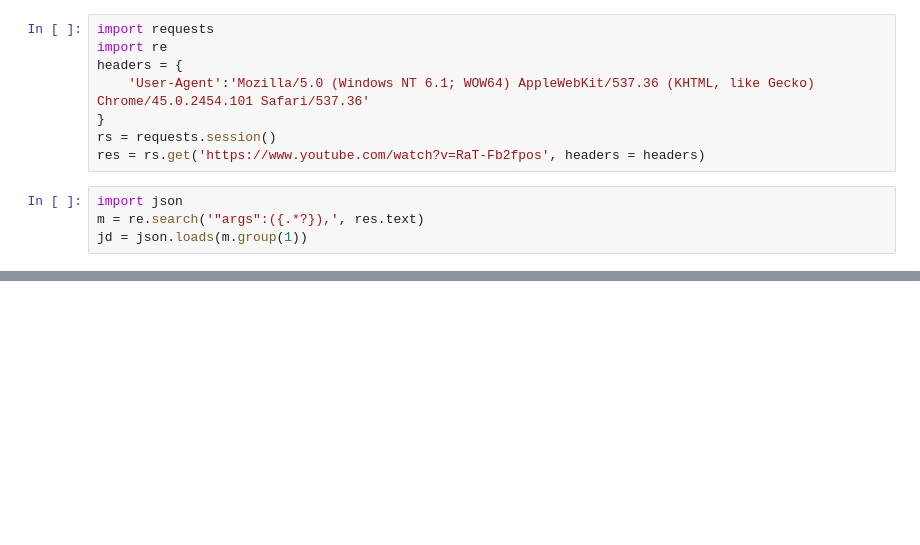
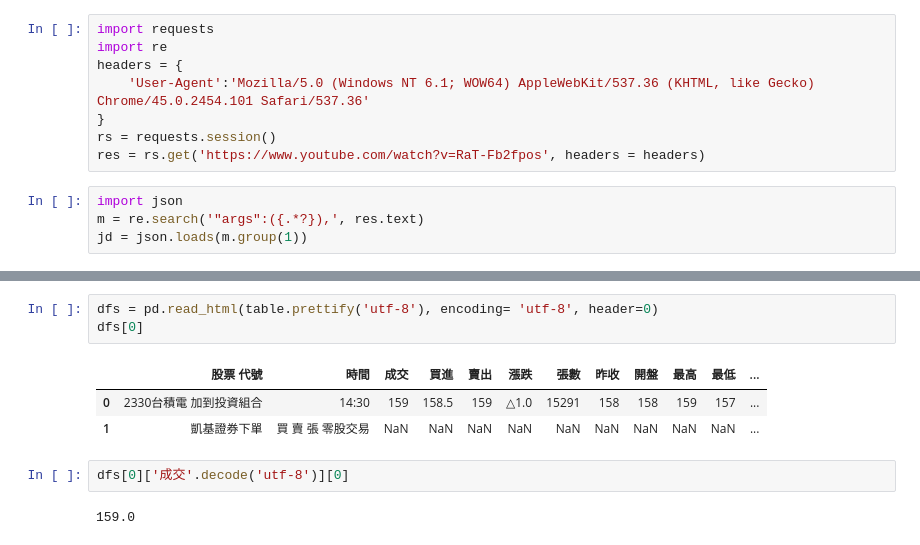
Before and after one commit to ywchiu/pyfinance, a Jupyter notebook: 20160328Demo.ipynb, the cells around one changed output, grey strips where cells are left out. Cells and saved outputs as stored; diff of their text form; blank space fills up the shorter version.

```diff
--- a/20160328Demo.ipynb
+++ b/20160328Demo.ipynb
@@ -738,0 +787,11 @@ with open('a.mp4', 'wb') as f:
+# %%
+dfs = pd.read_html(table.prettify('utf-8'), encoding= 'utf-8', header=0)
+dfs[0]
+# %% [output]
+|  | 股票 代號 | 時間 | 成交 | 買進 | 賣出 | 漲跌 | 張數 | 昨收 | 開盤 | 最高 | 最低 | ... |
+| 0 | 2330台積電 加到投資組合 | 14:30 | 159 | 158.5 | 159 | △1.0 | 15291 | 158 | 158 | 159 | 157 | ... |
+| 1 | 凱基證券下單 | 買 賣 張 零股交易 | NaN | NaN | NaN | NaN | NaN | NaN | NaN | NaN | NaN | ... |
+# %%
+dfs[0]['成交'.decode('utf-8')][0]
+# %% [output]
+159.0
```
Also changed, not shown: parts of 5 cells of this notebook.
